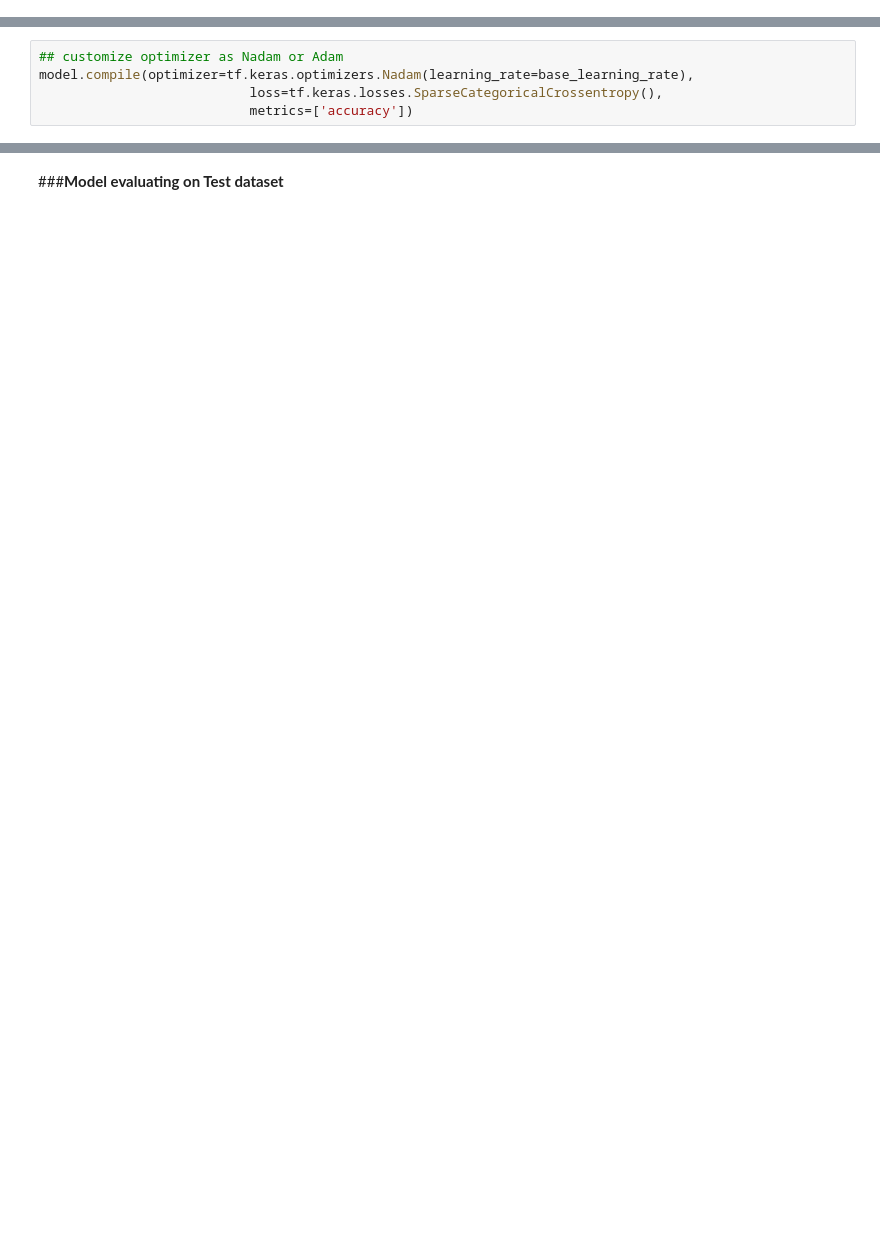
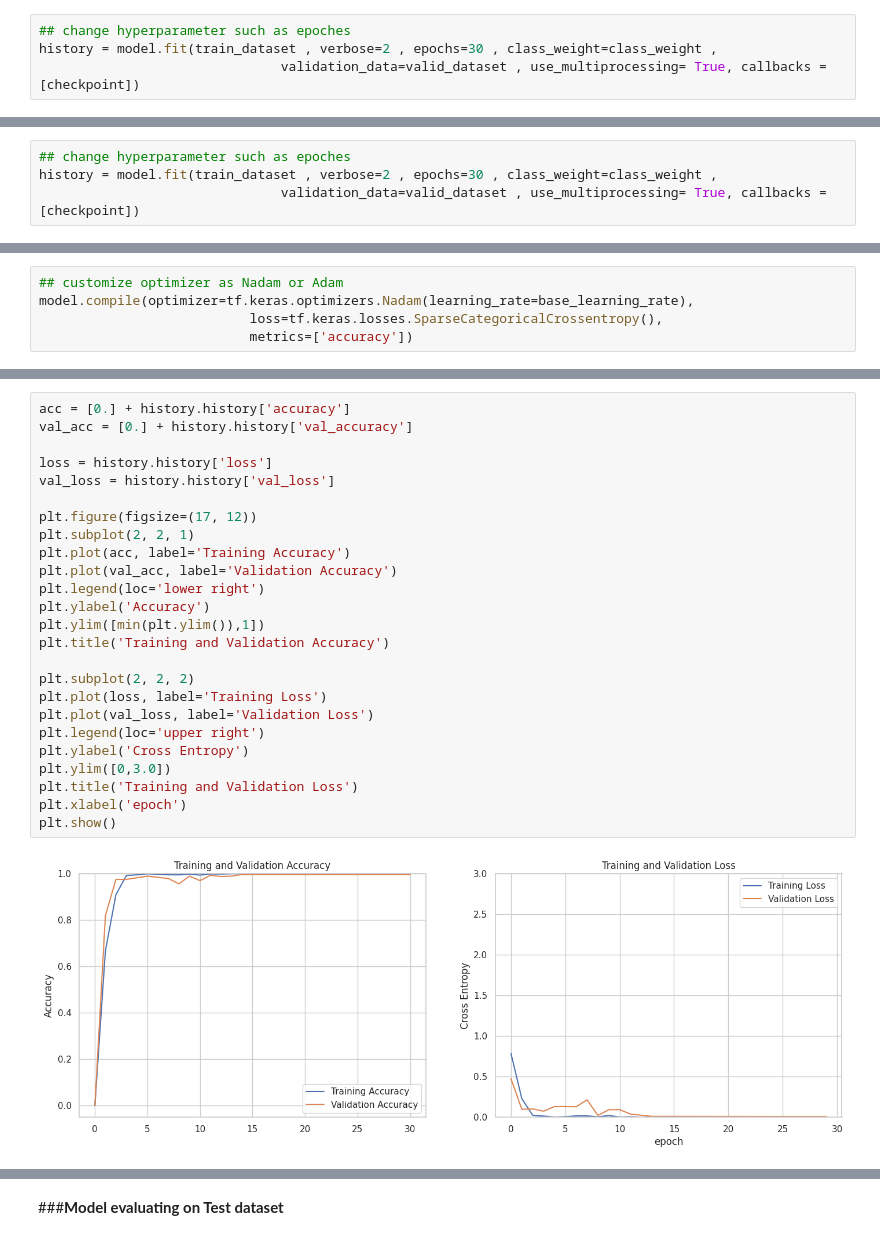
Before and after one commit to jasminjahanpuspo/CNN_Architectures_Template, a Jupyter notebook: EfficientNetB3.ipynb, the cells around one changed output, grey strips where cells are left out. Saved outputs shown, nothing was run; the diff lists cells and outputs as text; blank space fills up the shorter version.

```diff
--- a/EfficientNetB3.ipynb
+++ b/EfficientNetB3.ipynb
@@ -93,0 +294,4 @@ IMG_SHAPE = IMG_SIZE +(3,)
+# %%
+## change hyperparameter such as epoches
+history = model.fit(train_dataset , verbose=2 , epochs=30 , class_weight=class_weight ,
+                               validation_data=valid_dataset , use_multiprocessing= True, callbacks =[checkpoint])
@@ -93,0 +319,4 @@ IMG_SHAPE = IMG_SIZE +(3,)
+# %%
+## change hyperparameter such as epoches
+history = model.fit(train_dataset , verbose=2 , epochs=30 , class_weight=class_weight ,
+                               validation_data=valid_dataset , use_multiprocessing= True, callbacks =[checkpoint])
@@ -177,0 +490,27 @@ model.evaluate(test_dataset , verbose = 1)
+# %%
+acc = [0.] + history.history['accuracy']
+val_acc = [0.] + history.history['val_accuracy']
+
+loss = history.history['loss']
+val_loss = history.history['val_loss']
+
+plt.figure(figsize=(17, 12))
+plt.subplot(2, 2, 1)
+plt.plot(acc, label='Training Accuracy')
+plt.plot(val_acc, label='Validation Accuracy')
+plt.legend(loc='lower right')
+plt.ylabel('Accuracy')
+plt.ylim([min(plt.ylim()),1])
+plt.title('Training and Validation Accuracy')
+
+plt.subplot(2, 2, 2)
+plt.plot(loss, label='Training Loss')
+plt.plot(val_loss, label='Validation Loss')
+plt.legend(loc='upper right')
+plt.ylabel('Cross Entropy')
+plt.ylim([0,3.0])
+plt.title('Training and Validation Loss')
+plt.xlabel('epoch')
+plt.show()
+# %% [output]
+[figure, added]
```
Also changed, not shown: parts of 91 cells of this notebook.
